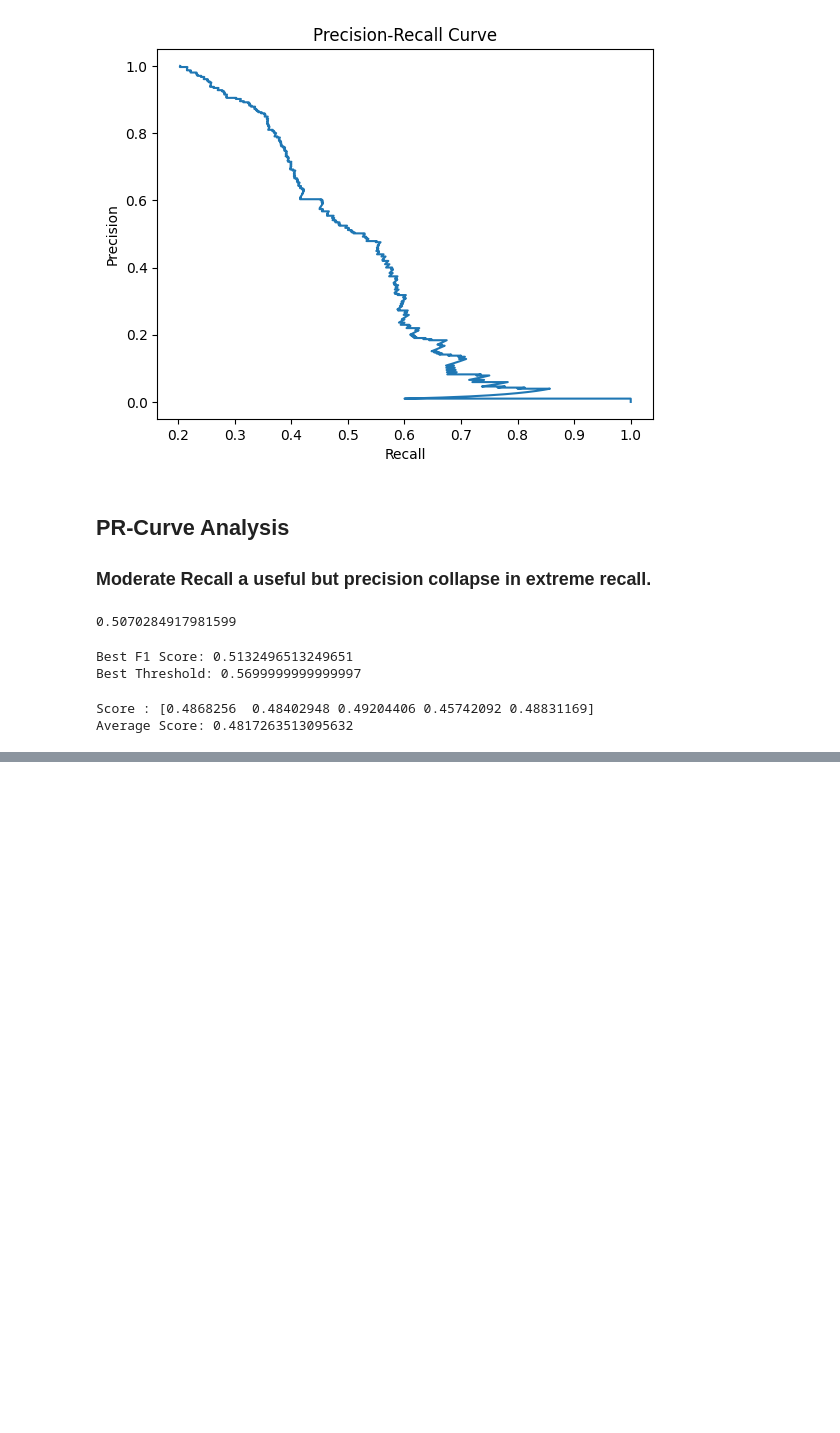
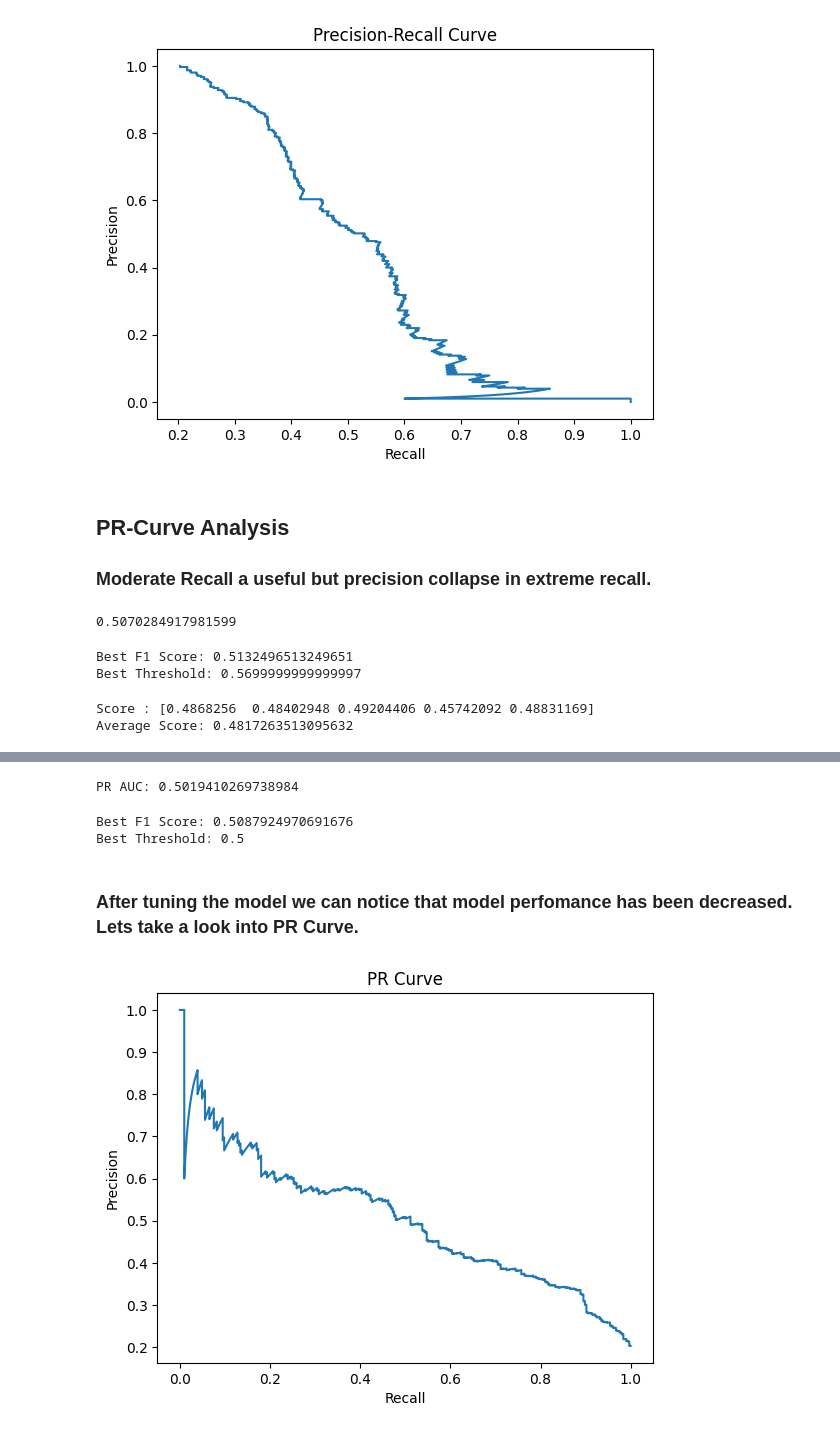
Before and after one commit to NaimPro-tech/Bank_Churn_Prediction_System, a Jupyter notebook: bank_customer_churn.ipynb, the cells around one changed output, grey strips where cells are left out. Saved outputs shown, nothing was run; the diff lists cells and outputs as text; code cells hidden in the pictures; blank space fills up the shorter version.

```diff
--- a/bank_customer_churn.ipynb
+++ b/bank_customer_churn.ipynb
@@ -377,0 +451,37 @@ Average Score: 0.4817263513095632
+# %%
+pr_auc = average_precision_score(y_test, y_prob_test)
+print(f"PR AUC: {pr_auc}")
+# %% [output]
+PR AUC: 0.5019410269738984
+# %%
+#Threshold Tuning
+
+thresholds = [0.1,0.2,0.3,0.4,0.5,0.6,0.7]
+
+best_f1 = 0
+best_threshold = 0
+for t in thresholds:
+    y_pred = (y_prob_test>=t).astype(int)
+    score = f1_score(y_test, y_pred)
+
+    if score>best_f1:
+        best_f1 = score
+        best_threshold = t
+
+print(f"Best F1 Score: {best_f1}")
+print(f"Best Threshold: {best_threshold}")
+# %% [output]
+Best F1 Score: 0.5087924970691676
+Best Threshold: 0.5
+# %% [markdown]
+### After tuning the model we can notice that model perfomance has been decreased. Lets take a look into PR Curve.
+# %%
+#Precision Recall Curve
+precision, recall, thresholds = precision_recall_curve(y_test, y_prob_test)
+plt.plot(recall, precision)
+plt.xlabel("Recall")
+plt.ylabel("Precision")
+plt.title('PR Curve')
+plt.show()
+# %% [output]
+[figure, added]
```
Also changed, not shown: parts of 21 cells of this notebook.
